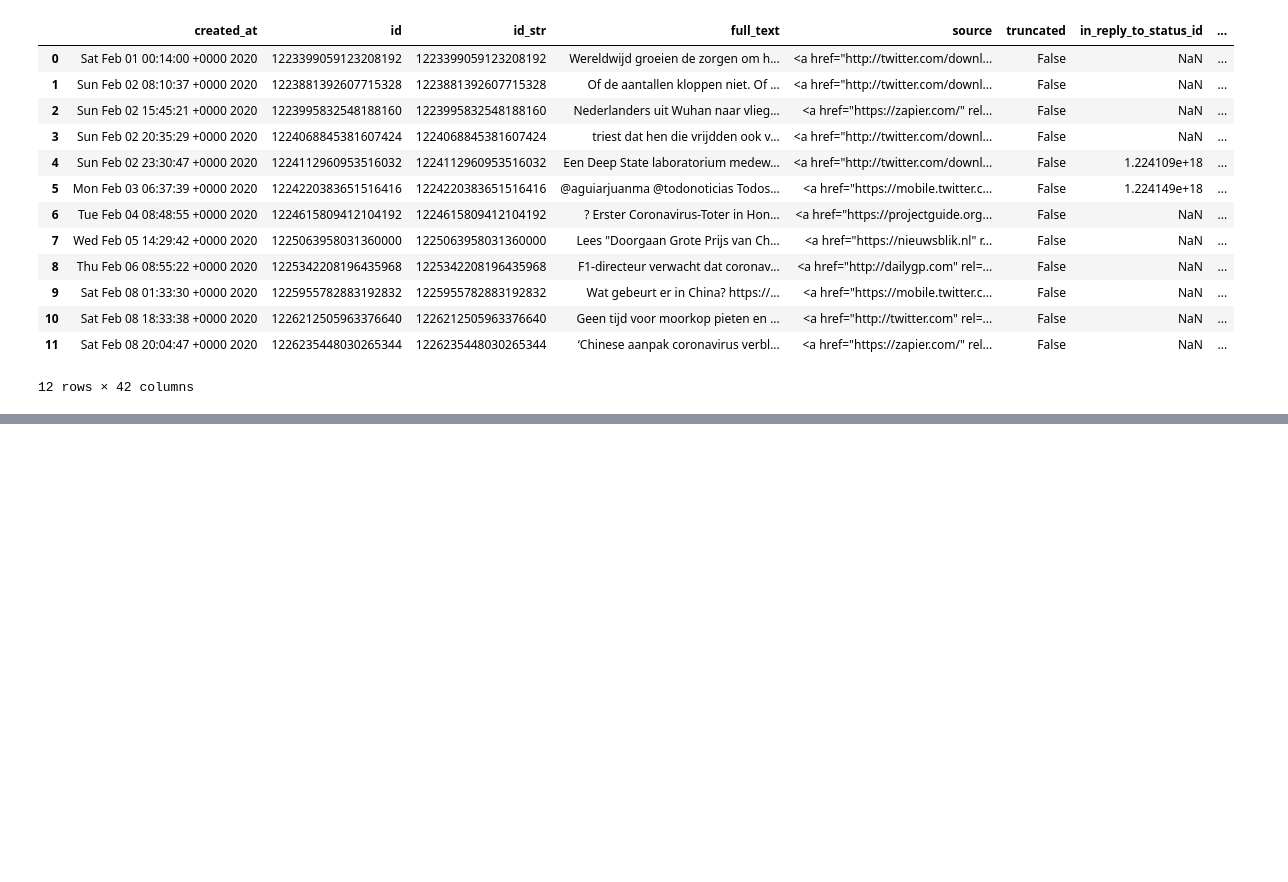
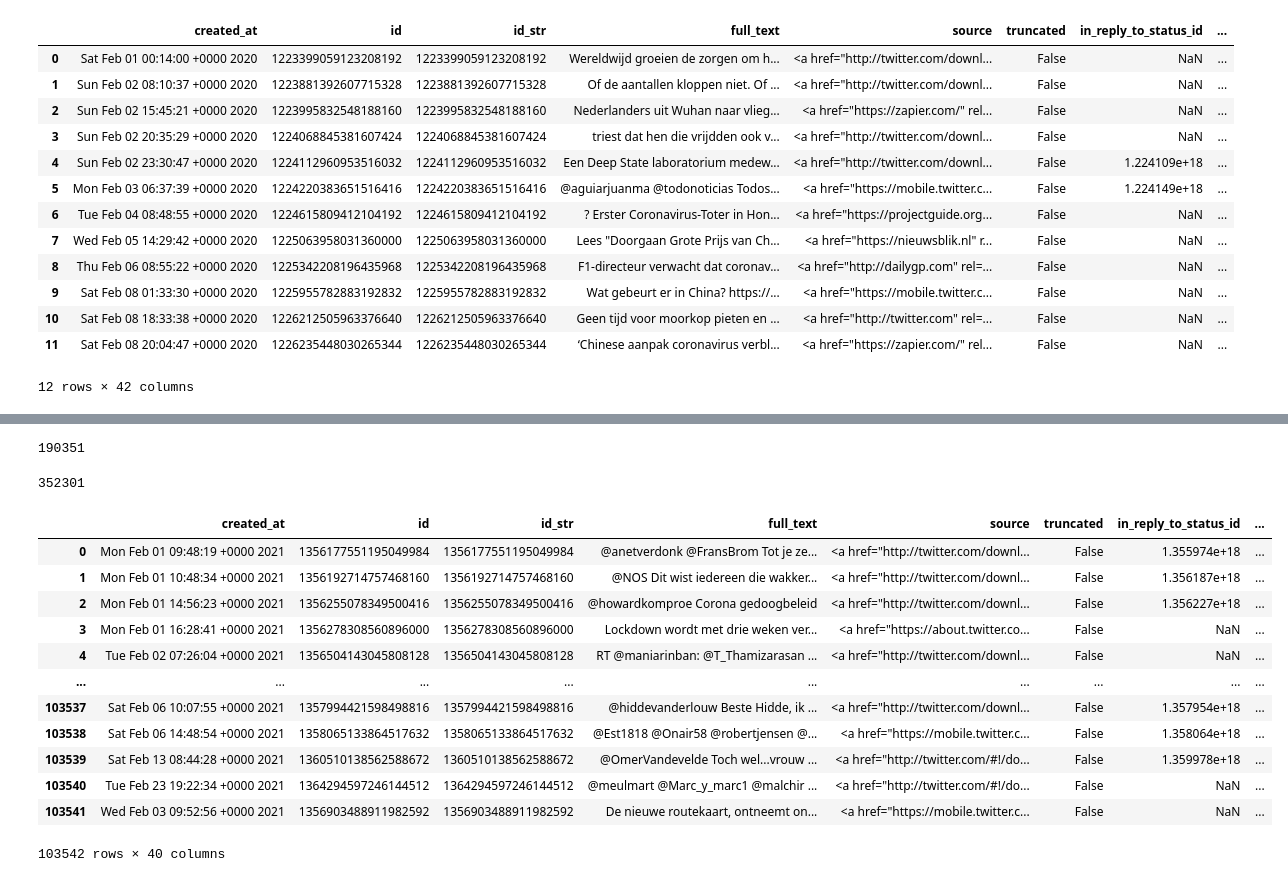
Before and after one commit to sirTomasson/SentiTweet, a Jupyter notebook: sentiment_analysis.ipynb, the cells around one changed output, grey strips where cells are left out. Cells and saved outputs as stored; diff of their text form; code cells hidden in the pictures; blank space fills up the shorter version.

```diff
--- a/sentiment_analysis.ipynb
+++ b/sentiment_analysis.ipynb
@@ -195,0 +289,68 @@ INFO:senti_tweet:Translation took: 1.28 seconds.
+# %%
+output2020_02 = os.path.join("data-sets",
+                              "Lopez1",
+                              "hydrated",
+                              "output2020_02.csv")
+
+
+df = pd.read_csv(output2020_02,
+                 index_col="id",
+                 usecols=["id", "full_text", "created_at"],
+                 dtype={"id": "int64"},
+                 parse_dates=["created_at"])
+
+output2020_03 = os.path.join("data-sets",
+                              "Lopez1",
+                              "hydrated",
+                              "output2020_03.csv")
+
+df = df.append(pd.read_csv(output2020_02,
+                           index_col="id",
+                           usecols=["id", "full_text", "created_at"],
+                           dtype={"id": "int64"},
+                           parse_dates=["created_at"]))
+
+output2020_04 = os.path.join("data-sets",
+                             "Lopez1",
+                             "hydrated",
+                             "output2020_04.csv")
+
+df = df.append(read_hydrated_csv(output2020_04))
+
+
+output2021_02 = os.path.join("data-sets",
+                             "Lopez1",
+                             "hydrated",
+                             "output2021_02.csv")
+
+df = df.append(read_hydrated_csv(output2021_02))
+
+print(len(df))
+
+output2021_01 = os.path.join("data-sets",
+                             "Lopez1",
+                             "hydrated",
+                             "output2021_01.csv")
+
+df = df.append(read_hydrated_csv(output2021_01))
+
+len(df)
+# %% [output]
+190351
+352301
+# %%
+pd.read_csv("data-sets/Lopez1/hydrated/output2021_02.csv")
+# %% [output]
+|  | created_at | id | id_str | full_text | source | truncated | in_reply_to_status_id | ... |
+| 0 | Mon Feb 01 09:48:19 +0000 2021 | 1356177551195049984 | 1356177551195049984 | @anetverdonk @FransBrom Tot je ze... | <a href="http://twitter.com/downl... | False | 1.355974e+18 | ... |
+| 1 | Mon Feb 01 10:48:34 +0000 2021 | 1356192714757468160 | 1356192714757468160 | @NOS Dit wist iedereen die wakker... | <a href="http://twitter.com/downl... | False | 1.356187e+18 | ... |
+| 2 | Mon Feb 01 14:56:23 +0000 2021 | 1356255078349500416 | 1356255078349500416 | @howardkomproe Corona gedoogbeleid | <a href="http://twitter.com/downl... | False | 1.356227e+18 | ... |
+| 3 | Mon Feb 01 16:28:41 +0000 2021 | 1356278308560896000 | 1356278308560896000 | Lockdown wordt met drie weken ver... | <a href="https://about.twitter.co... | False | NaN | ... |
+| 4 | Tue Feb 02 07:26:04 +0000 2021 | 1356504143045808128 | 1356504143045808128 | RT @maniarinban: @T_Thamizarasan ... | <a href="http://twitter.com/downl... | False | NaN | ... |
+| ... | ... | ... | ... | ... | ... | ... | ... | ... |
+| 103537 | Sat Feb 06 10:07:55 +0000 2021 | 1357994421598498816 | 1357994421598498816 | @hiddevanderlouw Beste Hidde, ik ... | <a href="http://twitter.com/downl... | False | 1.357954e+18 | ... |
+| 103538 | Sat Feb 06 14:48:54 +0000 2021 | 1358065133864517632 | 1358065133864517632 | @Est1818 @Onair58 @robertjensen @... | <a href="https://mobile.twitter.c... | False | 1.358064e+18 | ... |
+| 103539 | Sat Feb 13 08:44:28 +0000 2021 | 1360510138562588672 | 1360510138562588672 | @OmerVandevelde Toch wel...vrouw ... | <a href="http://twitter.com/#!/do... | False | 1.359978e+18 | ... |
+| 103540 | Tue Feb 23 19:22:34 +0000 2021 | 1364294597246144512 | 1364294597246144512 | @meulmart @Marc_y_marc1 @malchir ... | <a href="http://twitter.com/#!/do... | False | NaN | ... |
+| 103541 | Wed Feb 03 09:52:56 +0000 2021 | 1356903488911982592 | 1356903488911982592 | De nieuwe routekaart, ontneemt on... | <a href="https://mobile.twitter.c... | False | NaN | ... |
+103542 rows × 40 columns
```
Also changed, not shown: parts of 11 cells of this notebook, 1 other file.
